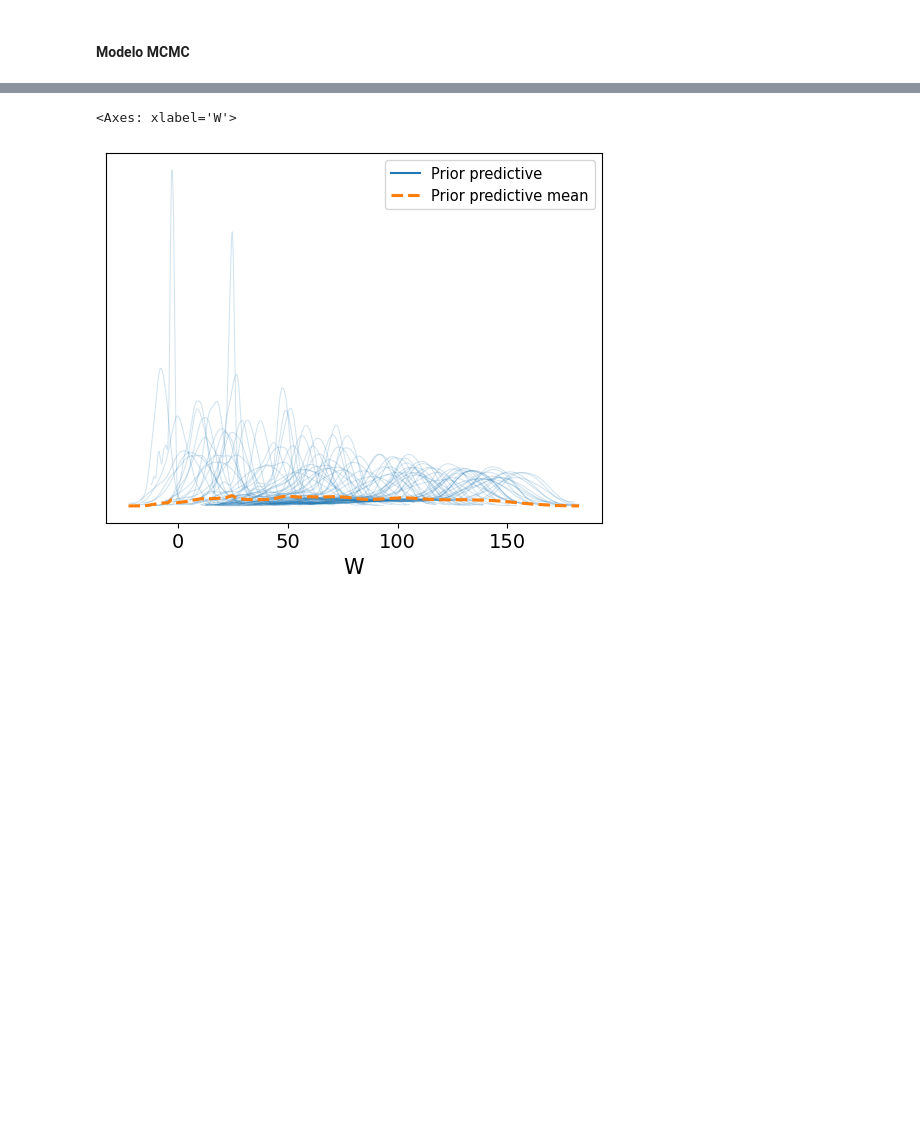
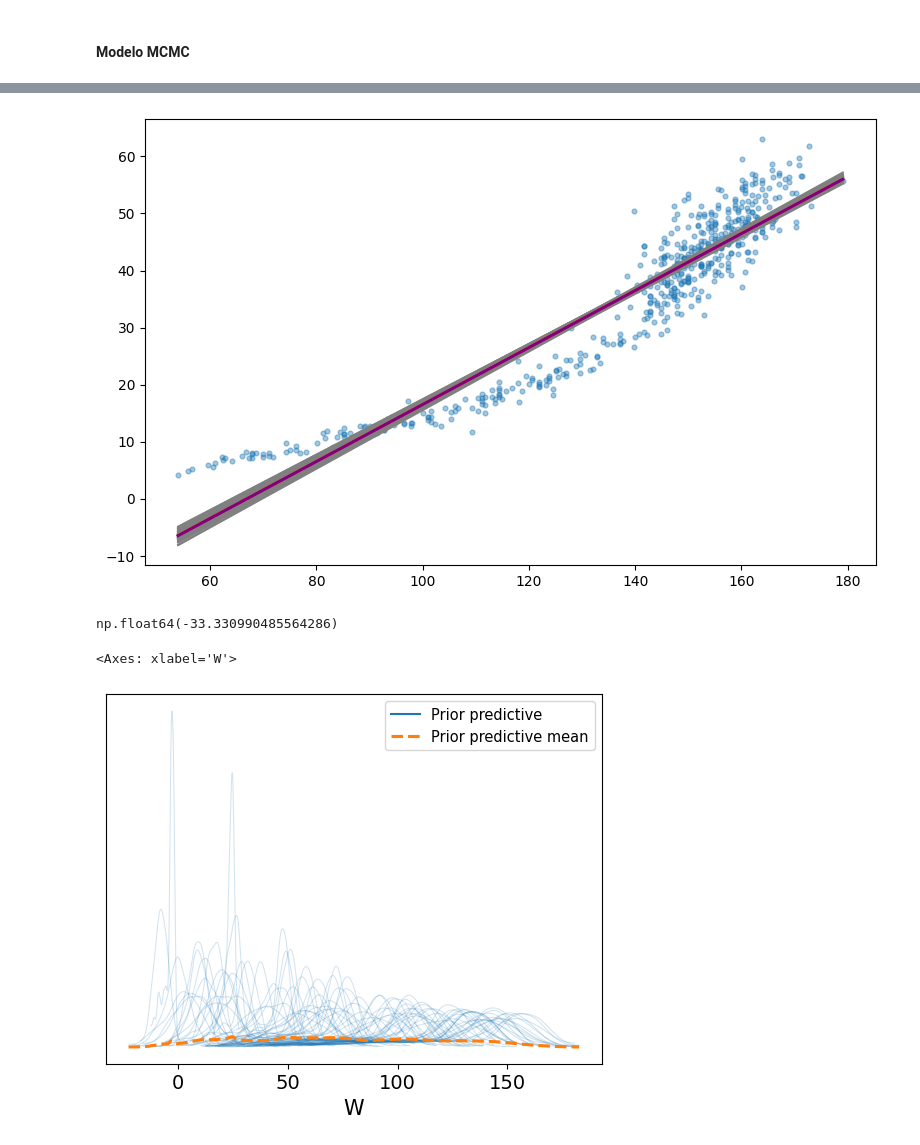
Before and after one commit to chrisdewa/christats, a Jupyter notebook: notebooks/rethinking/chatp4.ipynb, the cells around one changed output, grey strips where cells are left out. Cells and saved outputs as stored; diff of their text form; code cells hidden in the pictures; blank space fills up the shorter version.

```diff
--- a/notebooks/rethinking/chatp4.ipynb
+++ b/notebooks/rethinking/chatp4.ipynb
@@ -242,3 +364,28 @@ Sampling: [W, a, b, sigma]
+# %%
+post = idata.posterior
+a = post["a"].stack(s=("chain","draw")).values
+b = post["b"].stack(s=("chain","draw")).values
+
+x = np.linspace(df.height.min(), df.height.max(), 100)
+idx = np.random.choice(len(a), 80, replace=False)
+
+plt.figure(figsize=(8,5))
+plt.scatter(df.height, df.weight, s=12, alpha=0.4)
+
+for i in idx:
+    plt.plot(x, a[i] + b[i]*x, color="gray", alpha=1)
+
+plt.plot(x, np.median(a) + np.median(b) * x, color="red", lw=2)
+plt.plot(x, np.mean(a) + np.mean(b) * x, color="purple", lw=2)
+
+plt.tight_layout()
+plt.show()
+# %% [output]
+[figure, added]
+# %%
+np.median(a)
+# %% [output]
+np.float64(-33.330990485564286)
 # %%
 az.plot_ppc(
     idata,
```
Also changed, not shown: parts of 11 cells of this notebook, 1 other file.
